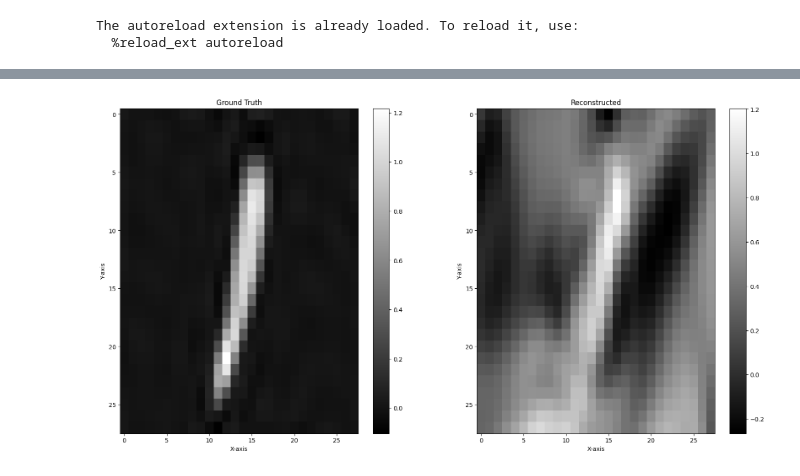
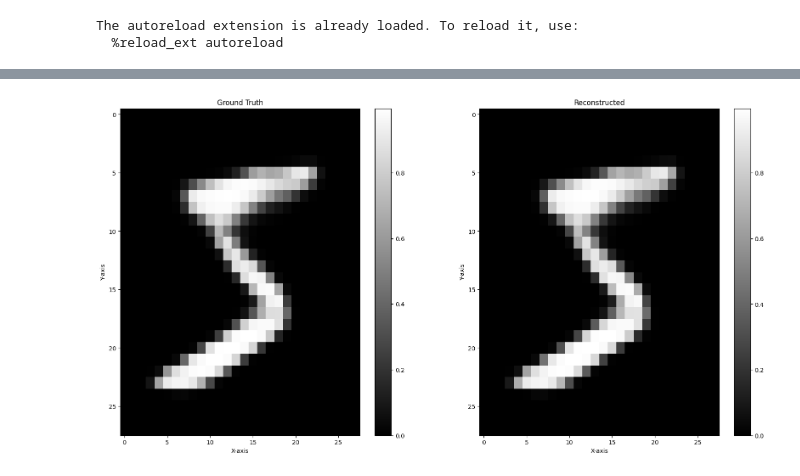
Before and after one commit to nef-gpt/adl4cv, a Jupyter notebook: naive_approach.ipynb, the cells around one changed output, grey strips where cells are left out. Saved outputs shown, nothing was run; the diff lists cells and outputs as text; code cells hidden in the pictures.

Commit message:
Added our nefs as dataset and used them in naive approach to train the regression transformer

```diff
--- a/naive_approach.ipynb
+++ b/naive_approach.ipynb
@@ -35,4 +64,4 @@ config.warmup_iters=0.1*config.max_iters
 config.batch_size = 1
 
 # Config Transforemer
-model_config = RegressionTransformerConfig(n_embd=16, block_size=1184, n_head=4, n_layer=8)
+model_config = RegressionTransformerConfig(n_embd=16, block_size=len(dataset[0][0]) - 1, n_head=4, n_layer=8)
@@ -59,9 +68,7 @@ dataset_no_transform = DWSNetsDataset(data_root)
 # %%
-# sample = dataset[0][0]
-
 # take first n samples that have label == 1 (where label is second entry of dataset object)
-n = 2
-samples = [(i, dataset[i][0]) for i in range(len(dataset)) if dataset[i][1] == 1][:n]
+n = 4
+samples = [(i, dataset[i][0]) for i in range(len(dataset)) if dataset[i][1] == 5][:n]
 
 
 def get_batch(split: str):
@@ -84,5 +91,3 @@ def get_batch(split: str):
     x = x.unsqueeze(-1).to(config.device)
     y = y.unsqueeze(-1).to(config.device)
     return x, y
-
-samples
@@ -147,7 +128,6 @@ import numpy as np
 from collections import OrderedDict
 from typing import List, Tuple, Union
 from torch import nn
-from networks.INR import INR
 
 # Assuming the following classes and functions are defined elsewhere:
 # - INR
@@ -177,67 +157,54 @@ def backtransform_weights(flattened_weights, original_weights_dict):
     start = 0
     for key, tensor in original_weights_dict.items():
         num_elements = tensor.numel()
-        print(num_elements)
         flattened_slice = flattened_weights[0, start:start + num_elements]
-        print(flattened_slice.shape)
         reconstructed_tensor = flattened_slice.view(tensor.shape)
         reconstructed_dict[key] = reconstructed_tensor
         start += num_elements
     return reconstructed_dict
 
-def make_coordinates(
-    shape: Union[Tuple[int], List[int]],
-    bs: int,
-    coord_range: Union[Tuple[int], List[int]] = (-1, 1),
-) -> torch.Tensor:
-    x_coordinates = np.linspace(coord_range[0], coord_range[1], shape[0])
-    y_coordinates = np.linspace(coord_range[0], coord_range[1], shape[1])
-    x_coordinates, y_coordinates = np.meshgrid(x_coordinates, y_coordinates)
-    x_coordinates = x_coordinates.flatten()
-    y_coordinates = y_coordinates.flatten()
-    coordinates = np.stack([x_coordinates, y_coordinates]).T
-    coordinates = np.repeat(coordinates[np.newaxis, ...], bs, axis=0)
-    return torch.from_numpy(coordinates).type(torch.float)
 
 # Configuration
 inr_kwargs = {"n_layers": 3, "in_dim": 2, "up_scale": 16}
 image_size = (28, 28)
-idx = 3
+idx = 0
 # Get dataset elements
-dataset_ele = dataset_no_transform[idx][0]
+original_dict = dataset_no_transform[0][0]
+
+model = RegressionTransformer(model_config)
+model.load_state_dict(torch.load("./models/ckpt.pt")["model"])
+
+
+sample = dataset[idx][0]
+X, Y = (sample[:model_config.block_size].unsqueeze(-1).unsqueeze(0), sample[1: 1 + model_config.block_size].unsqueeze(-1).unsqueeze(0))
+
+
+pred, _ = model(X, Y)
+
 minmax_transformer = MinMaxTransformer(min_value=-0.3587, max_value=0.4986)
 dataset_ele_flattened = minmax_transformer.reverse(torch.cat((X[0][0].unsqueeze(0), pred[0])).unsqueeze(0))
 
 # Backtransform weights
-reconstructed_dict = backtransform_weights(dataset_ele_flattened, dataset_ele)
+reconstructed_dict = backtransform_weights(dataset_ele_flattened, original_dict)
 
-# Initialize and load the INR model
-inr = INR(**inr_kwargs)
-inr.load_state_dict(reconstructed_dict)
-inr.eval()
+from generation.visualization_presentation import reconstruct_image
+from networks.mlp_models import MLP3D
 
-# Generate image using the INR model
-input_coords = make_coordinates(image_size, 1)
-with torch.no_grad():
-    reconstructed_image = inr(input_coords)
-    reconstructed_image = reconstructed_image.view(*image_size, -1)
-    reconstructed_image = reconstructed_image.permute(2, 0, 1)
 
-reconstructed_tensor = reconstructed_image.squeeze(0)
+model_config_nef = {
+        "out_size": 1,
+        "hidden_neurons": [16, 16],
+        "use_leaky_relu": False,
+        "output_type": "logits",
+        "input_dims": 2,
+        "multires": 4,
+    }
 
-# Load ground truth model
-ground_truth_dict = dataset_ele
-ground_truth_inr = INR(**inr_kwargs)
-ground_truth_inr.load_state_dict(ground_truth_dict)
-ground_truth_inr.eval()
-
-# Generate image using the ground truth model
-with torch.no_grad():
-    ground_truth_image = ground_truth_inr(input_coords)
-    ground_truth_image = ground_truth_image.view(*image_size, -1)
-    ground_truth_image = ground_truth_image.permute(2, 0, 1)
-
-ground_truth_tensor = ground_truth_image.squeeze(0)
+model = MLP3D(**model_config_nef)
+model.load_state_dict(reconstructed_dict)
+reconstructed_tensor = reconstruct_image(model)
+model.load_state_dict(original_dict)
+ground_truth_tensor = reconstruct_image(model)
 
 # Plotting the tensors as heatmaps in grayscale
 fig, axes = plt.subplots(1, 2, figsize=(20, 10))
@@ -271 +226 @@ torch.Size([1, 1])
-[figure, old version]
+[figure, new version]
```
Also changed, not shown: parts of 12 cells of this notebook, 1 other file.
